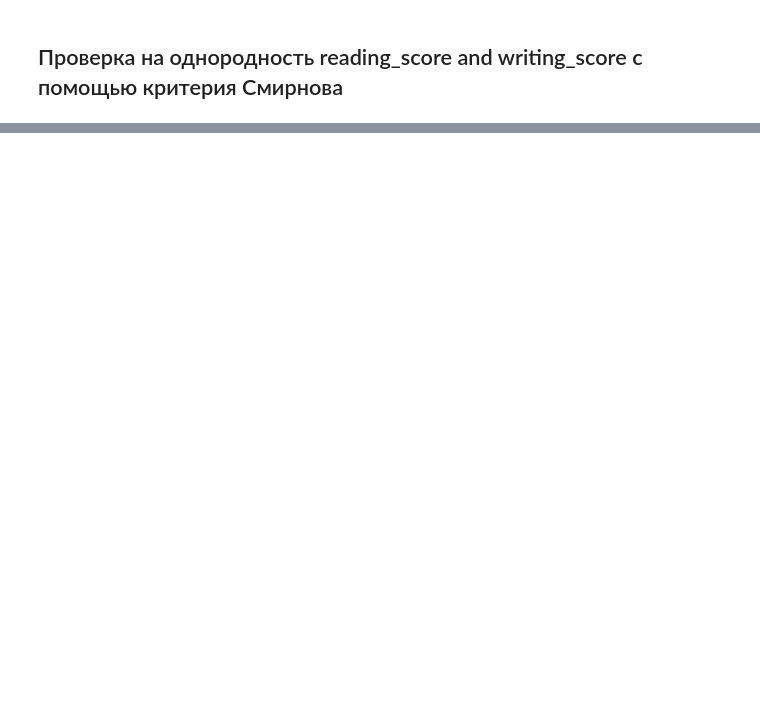
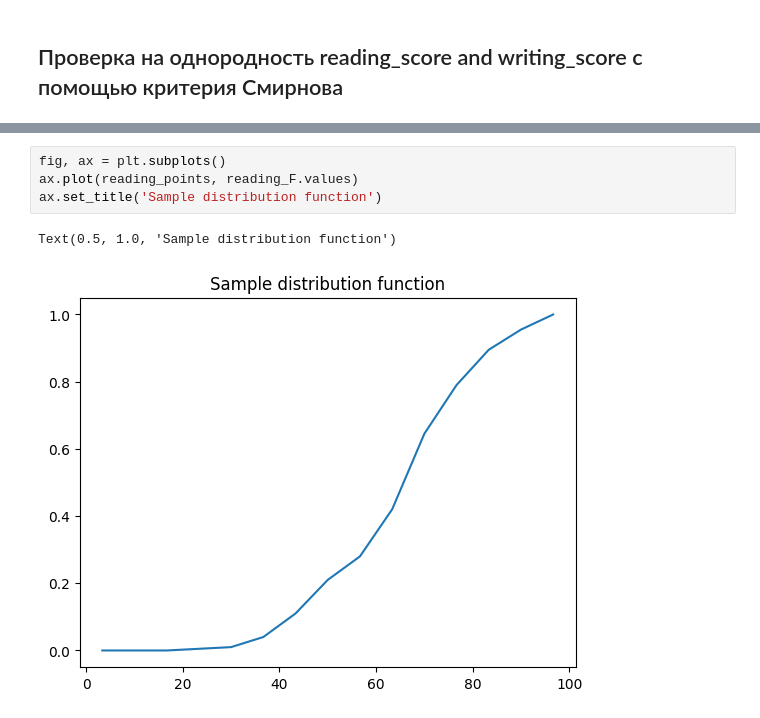
Before and after one commit to KVitaliiy/mathematical_statistic, a Jupyter notebook: lab3-statistical_hypotheses/lab3.ipynb, the cells around one changed output, grey strips where cells are left out. Saved outputs shown, nothing was run; the diff lists cells and outputs as text; blank space fills up the shorter version.

```diff
--- a/lab3-statistical_hypotheses/lab3.ipynb
+++ b/lab3-statistical_hypotheses/lab3.ipynb
@@ -68,0 +93,7 @@ KstestResult(statistic=0.81, pvalue=4.569224815484179e-66, statistic_location=36
+# %%
+fig, ax = plt.subplots()
+ax.plot(reading_points, reading_F.values)
+ax.set_title('Sample distribution function')
+# %% [output]
+Text(0.5, 1.0, 'Sample distribution function')
+[figure, added]
```
Also changed, not shown: parts of 6 cells of this notebook.
